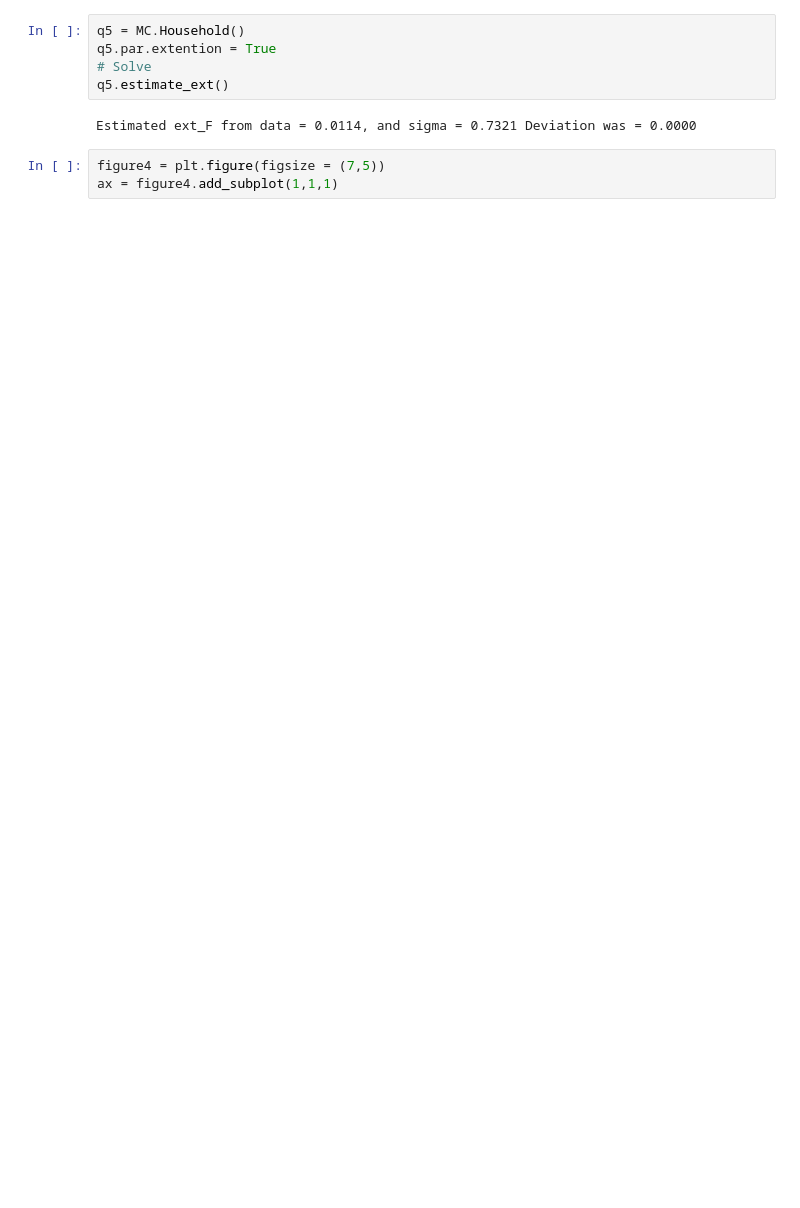
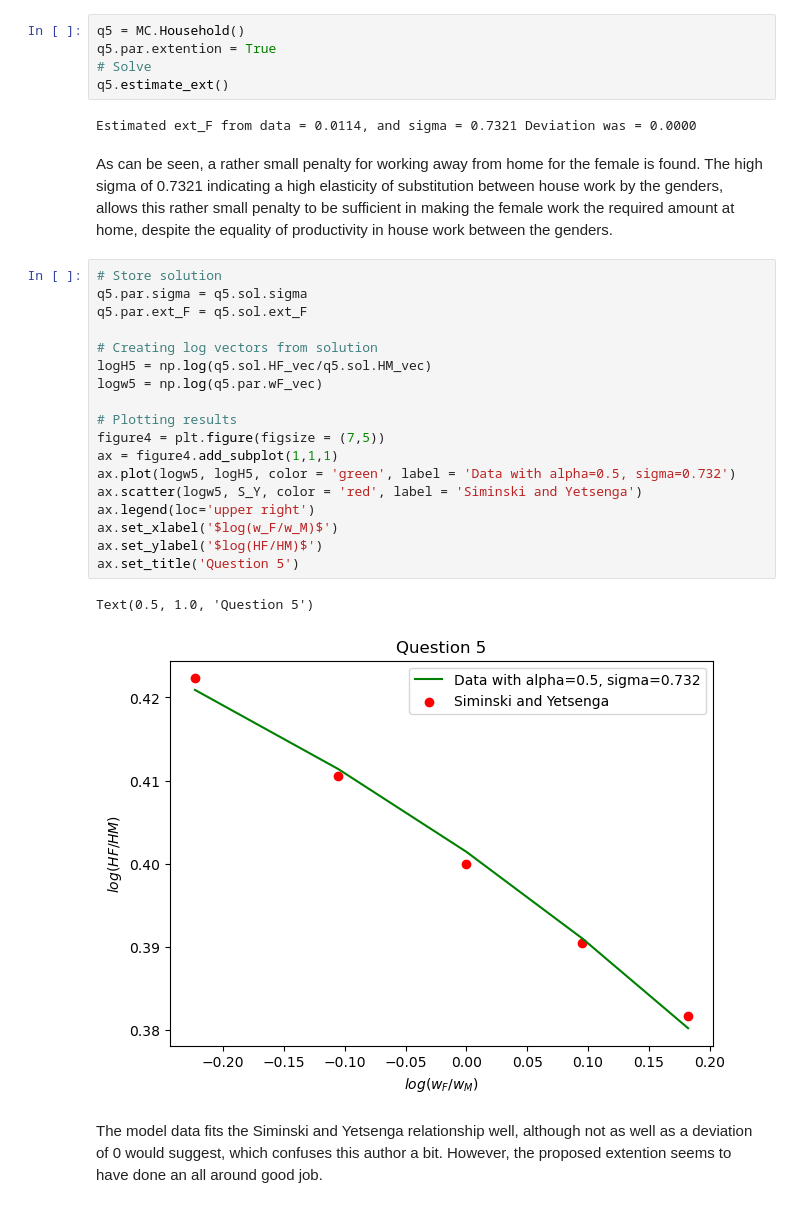
Before and after one commit to NumEconCopenhagen/projects-2023-rpb672, a Jupyter notebook: inauguralproject/inauguralproject.ipynb, the cells around one changed output. Saved outputs shown, nothing was run; the diff lists cells and outputs as text; blank space fills up the shorter version.

```diff
--- a/inauguralproject/inauguralproject.ipynb
+++ b/inauguralproject/inauguralproject.ipynb
@@ -187,6 +190,28 @@ q5.par.extention = True
 q5.estimate_ext()
 # %% [output]
 Estimated ext_F from data = 0.0114, and sigma = 0.7321 Deviation was = 0.0000
-# %%
-figure4 = plt.figure(figsize = (7,5))
-ax = figure4.add_subplot(1,1,1)
+# %% [markdown]
+As can be seen, a rather small penalty for working away from home for the female is found. The high sigma of 0.7321 indicating a high elasticity of substitution between house work by the genders, allows this rather small penalty to be sufficient in making the female work the required amount at home, despite the equality of productivity in house work between the genders.
+# %%
+# Store solution
+q5.par.sigma = q5.sol.sigma
+q5.par.ext_F = q5.sol.ext_F
+
+# Creating log vectors from solution
+logH5 = np.log(q5.sol.HF_vec/q5.sol.HM_vec)
+logw5 = np.log(q5.par.wF_vec)
+
+# Plotting results
+figure4 = plt.figure(figsize = (7,5))
+ax = figure4.add_subplot(1,1,1)
+ax.plot(logw5, logH5, color = 'green', label = 'Data with alpha=0.5, sigma=0.732')
+ax.scatter(logw5, S_Y, color = 'red', label = 'Siminski and Yetsenga')
+ax.legend(loc='upper right')
+ax.set_xlabel('$log(w_F/w_M)$')
+ax.set_ylabel('$log(HF/HM)$')
+ax.set_title('Question 5')
+# %% [output]
+Text(0.5, 1.0, 'Question 5')
+[figure, added]
+# %% [markdown]
+The model data fits the Siminski and Yetsenga relationship well, although not as well as a deviation of 0 would suggest, which confuses this author a bit. However, the proposed extention seems to have done an all around good job.
```
Also changed, not shown: parts of 5 cells of this notebook, 1 other file.
